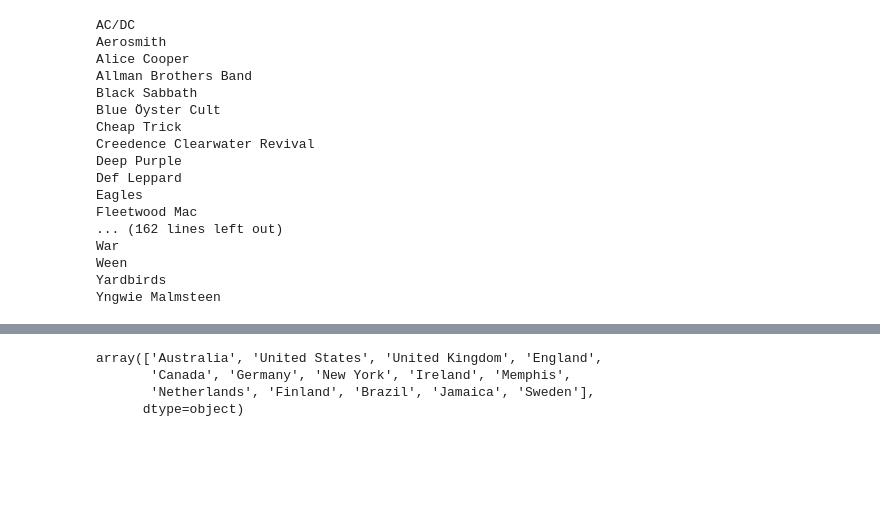
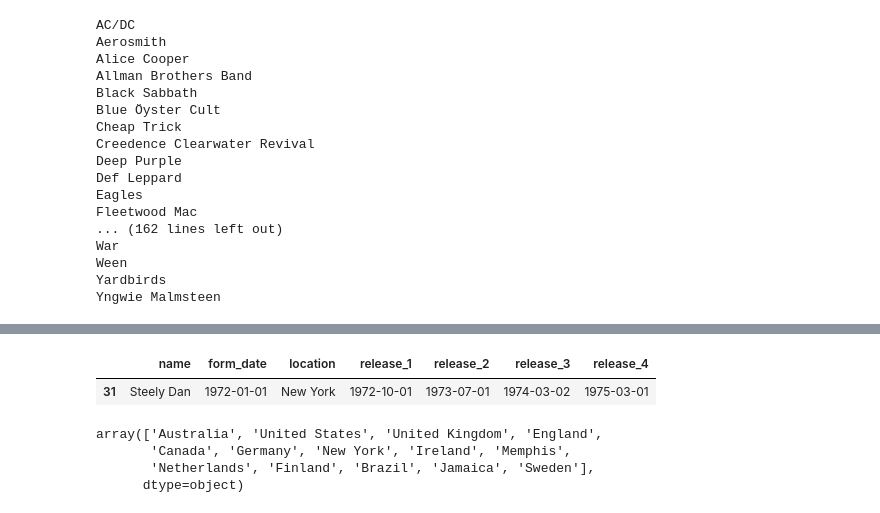
Before and after one commit to benstager/rockle, a Jupyter notebook: test.ipynb, the cells around one changed output, grey strips where cells are left out. Saved outputs shown, nothing was run; the diff lists cells and outputs as text; code cells hidden in the pictures; blank space fills up the shorter version.

```diff
--- a/test.ipynb
+++ b/test.ipynb
@@ -317,3 +297,8 @@ dicts
+# %%
+df[df['name'] == 'Steely Dan']
+# %% [output]
+|  | name | form_date | location | release_1 | release_2 | release_3 | release_4 |
+| 31 | Steely Dan | 1972-01-01 | New York | 1972-10-01 | 1973-07-01 | 1974-03-02 | 1975-03-01 |
 # %%
 df['location'].unique()
 # %% [output]
```
Also changed, not shown: parts of 2 cells of this notebook.
